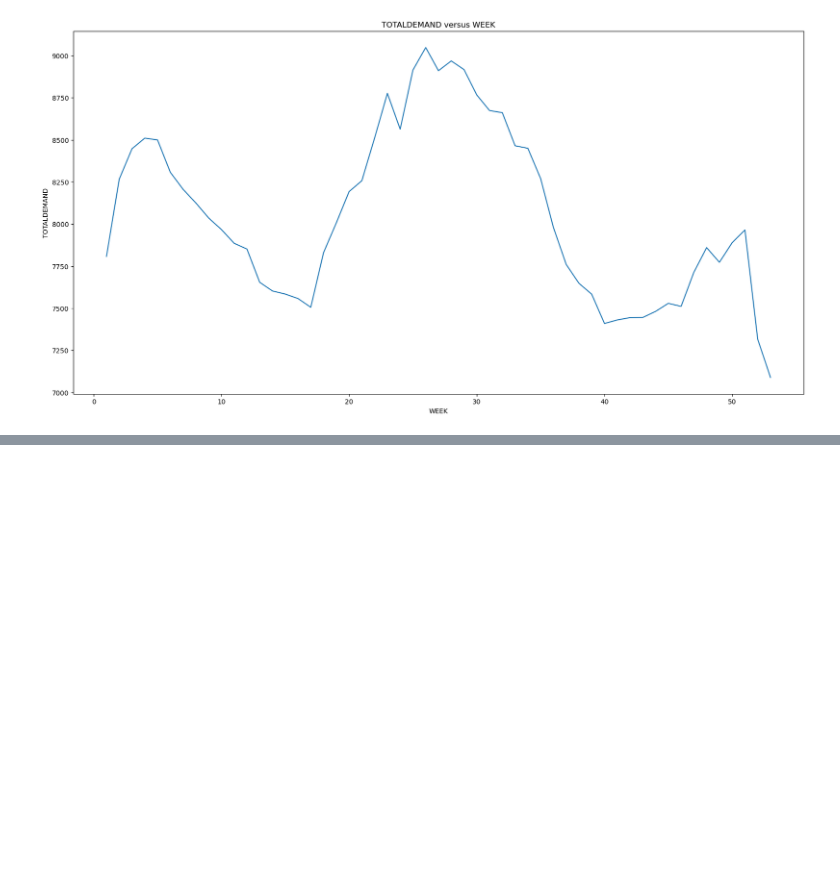
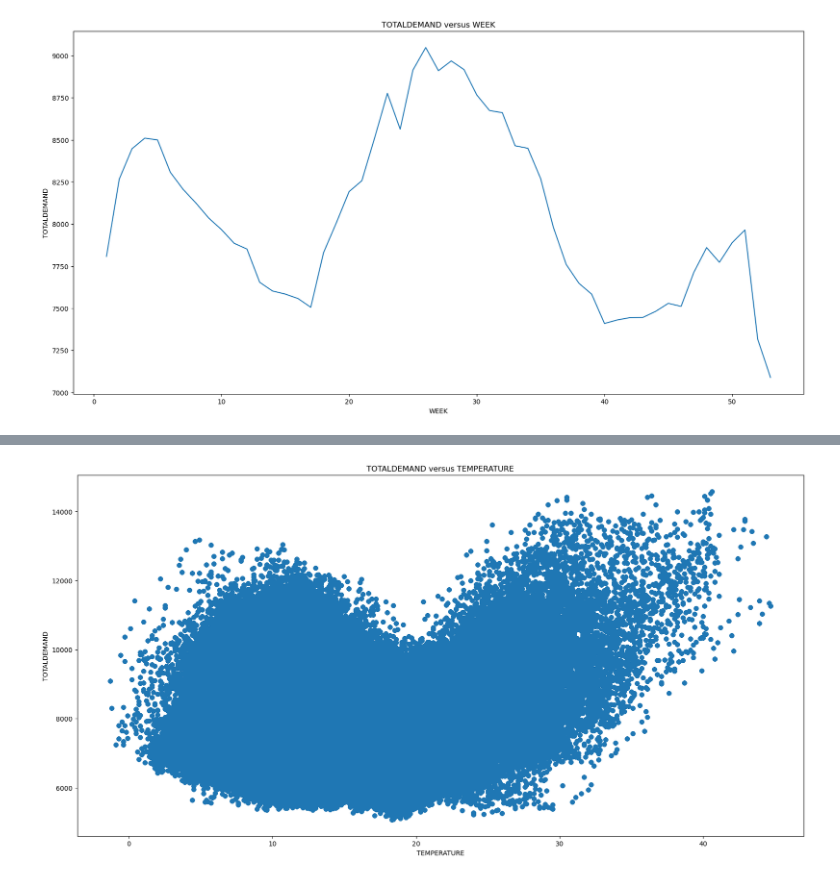
Before and after one commit to UNSW-ZZSC9020-H52024/Group5, a Jupyter notebook: src/TomEDA.ipynb, the cells around one changed output, grey strips where cells are left out. Saved outputs shown, nothing was run; the diff lists cells and outputs as text; code cells hidden in the pictures; blank space fills up the shorter version.

```diff
--- a/src/TomEDA.ipynb
+++ b/src/TomEDA.ipynb
@@ -210,0 +236,10 @@ from statsmodels.api import OLS
+# %%
+#graph the TOTALDEMAND versus TEMPERATURE
+plt.figure(figsize=(20,10))
+plt.scatter(df['TEMPERATURE'], df['TOTALDEMAND'])
+plt.xlabel('TEMPERATURE')
+plt.ylabel('TOTALDEMAND')
+plt.title('TOTALDEMAND versus TEMPERATURE')
+plt.show()
+# %% [output]
+[figure, added]
```
Also changed, not shown: parts of 4 cells of this notebook.
